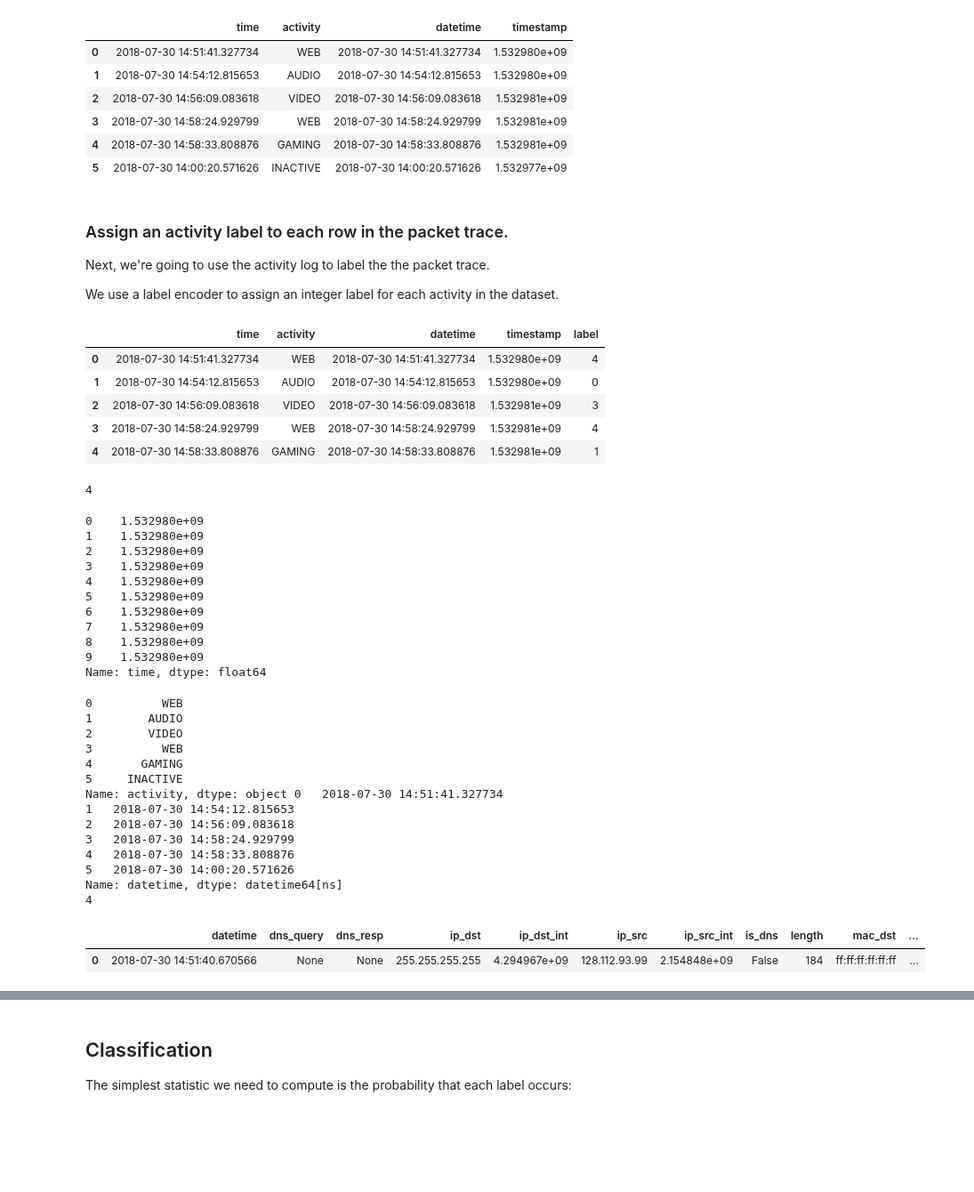
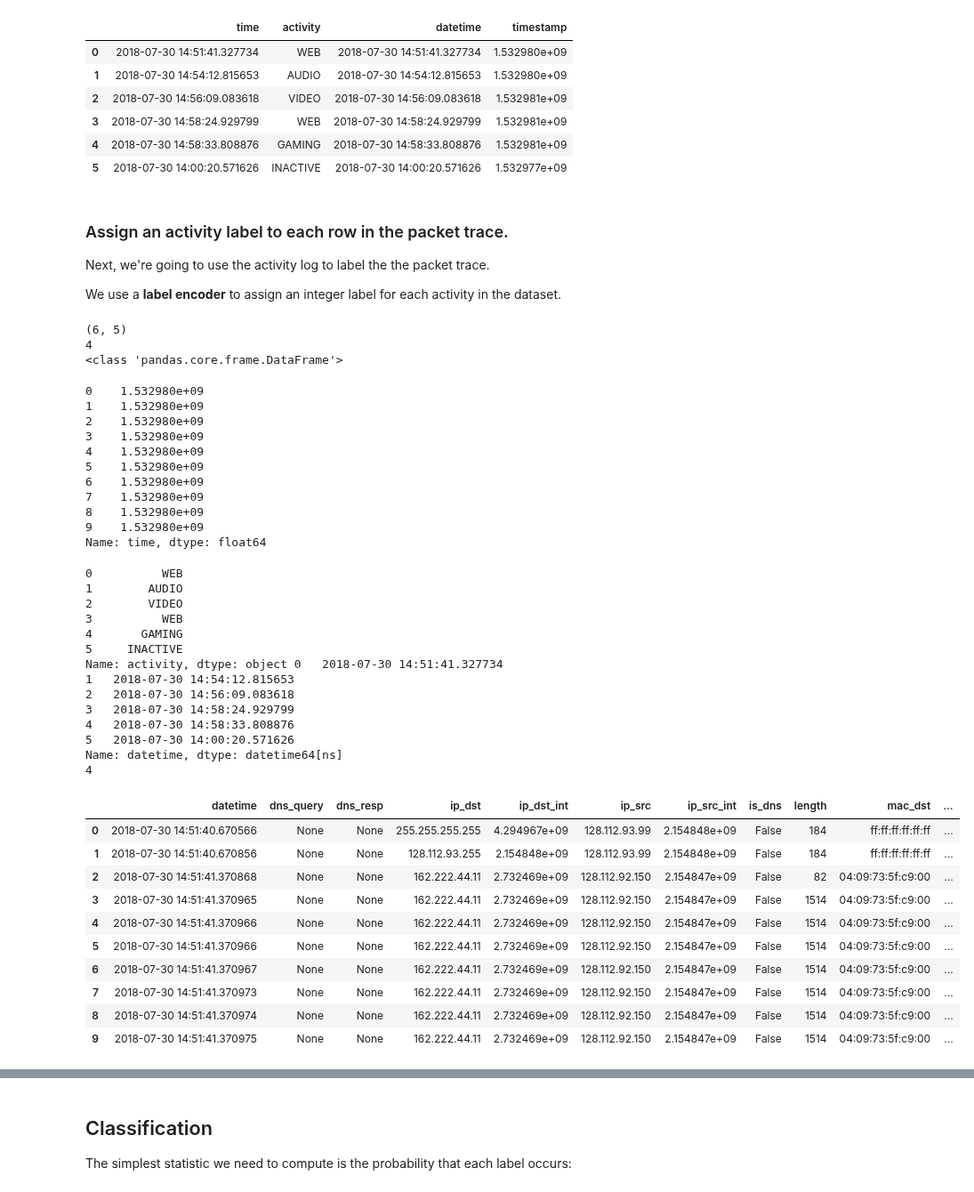
Before and after one commit to noise-lab/ml-networking, a Jupyter notebook: 3_Probability.ipynb, the cells around one changed output, grey strips where cells are left out. Shown at 89% size. Drawn from its saved outputs; the diff is of its cells as text; code cells hidden in the pictures; blank space fills up the shorter version.

```diff
--- a/3_Probability.ipynb
+++ b/3_Probability.ipynb
@@ -271,66 +278,70 @@ labels.head(n=50)
 
 Next, we're going to use the activity log to label the the packet trace.
 
-We use a label encoder to assign an integer label for each activity in the dataset.
+We use a **label encoder** to assign an integer label for each activity in the dataset.
 # %%
 label_encoder = LabelEncoder()
 labels['label'] = label_encoder.fit_transform(labels['activity'])
 
-labels.head(n=5)
+print(labels.shape)
+num_labels = max(labels['label'])
+print(num_labels)
+
+labels.head(n=6)
+print(type(labels))
 # %% [output]
-|  | time | activity | datetime | timestamp | label |
-| 0 | 2018-07-30 14:51:41.327734 | WEB | 2018-07-30 14:51:41.327734 | 1.532980e+09 | 4 |
-| 1 | 2018-07-30 14:54:12.815653 | AUDIO | 2018-07-30 14:54:12.815653 | 1.532980e+09 | 0 |
-| 2 | 2018-07-30 14:56:09.083618 | VIDEO | 2018-07-30 14:56:09.083618 | 1.532981e+09 | 3 |
-| 3 | 2018-07-30 14:58:24.929799 | WEB | 2018-07-30 14:58:24.929799 | 1.532981e+09 | 4 |
-| 4 | 2018-07-30 14:58:33.808876 | GAMING | 2018-07-30 14:58:33.808876 | 1.532981e+09 | 1 |
+(6, 5)
+4
+<class 'pandas.core.frame.DataFrame'>
 # %%
-# BUG: Timezone bug is creating incorrect timestamps for labeling each of these activities.
-# TODO: Fix timestamp column so that the packet timestamps and the activity timestamps are aligned.
-
-for index, row in labels.iterrows():
+for index, row in labels.sort_values(by=['timestamp']).iterrows():
     # bug in assigning labels of activities to the packet data
     data.loc[data['time'] >= row['timestamp'], 'label'] = row['label']
 
-num_labels = max(labels['label'])
-print(num_labels)
 
 #data.loc[data['label' == 2]]
 data[data['label'] != 2].head(n=20)
-
 data['time'].head(n=10)
 # %% [output]
-4
+0    1.532980e+09
+1    1.532980e+09
+2    1.532980e+09
+3    1.532980e+09
+4    1.532980e+09
+5    1.532980e+09
+6    1.532980e+09
+7    1.532980e+09
+8    1.532980e+09
+9    1.532980e+09
+Name: time, dtype: float64
-0    1.532980e+09
-1    1.532980e+09
-2    1.532980e+09
-3    1.532980e+09
-4    1.532980e+09
-5    1.532980e+09
-6    1.532980e+09
-7    1.532980e+09
-8    1.532980e+09
-9    1.532980e+09
-Name: time, dtype: float64
 # %%
 print(labels['activity'],labels['datetime'])
 print(num_labels)
-data.head(n=1)
+data.head(n=10)
 # %% [output]
 0          WEB
 1        AUDIO
 2        VIDEO
 3          WEB
 4       GAMING
 5     INACTIVE
 Name: activity, dtype: object 0   2018-07-30 14:51:41.327734
 1   2018-07-30 14:54:12.815653
 2   2018-07-30 14:56:09.083618
 3   2018-07-30 14:58:24.929799
 4   2018-07-30 14:58:33.808876
 5   2018-07-30 14:00:20.571626
 Name: datetime, dtype: datetime64[ns]
 4
 |  | datetime | dns_query | dns_resp | ip_dst | ip_dst_int | ip_src | ip_src_int | is_dns | length | mac_dst | ... |
 | 0 | 2018-07-30 14:51:40.670566 | None | None | 255.255.255.255 | 4.294967e+09 | 128.112.93.99 | 2.154848e+09 | False | 184 | ff:ff:ff:ff:ff:ff | ... |
+| 1 | 2018-07-30 14:51:40.670856 | None | None | 128.112.93.255 | 2.154848e+09 | 128.112.93.99 | 2.154848e+09 | False | 184 | ff:ff:ff:ff:ff:ff | ... |
+| 2 | 2018-07-30 14:51:41.370868 | None | None | 162.222.44.11 | 2.732469e+09 | 128.112.92.150 | 2.154847e+09 | False | 82 | 04:09:73:5f:c9:00 | ... |
+| 3 | 2018-07-30 14:51:41.370965 | None | None | 162.222.44.11 | 2.732469e+09 | 128.112.92.150 | 2.154847e+09 | False | 1514 | 04:09:73:5f:c9:00 | ... |
+| 4 | 2018-07-30 14:51:41.370966 | None | None | 162.222.44.11 | 2.732469e+09 | 128.112.92.150 | 2.154847e+09 | False | 1514 | 04:09:73:5f:c9:00 | ... |
+| 5 | 2018-07-30 14:51:41.370966 | None | None | 162.222.44.11 | 2.732469e+09 | 128.112.92.150 | 2.154847e+09 | False | 1514 | 04:09:73:5f:c9:00 | ... |
+| 6 | 2018-07-30 14:51:41.370967 | None | None | 162.222.44.11 | 2.732469e+09 | 128.112.92.150 | 2.154847e+09 | False | 1514 | 04:09:73:5f:c9:00 | ... |
+| 7 | 2018-07-30 14:51:41.370973 | None | None | 162.222.44.11 | 2.732469e+09 | 128.112.92.150 | 2.154847e+09 | False | 1514 | 04:09:73:5f:c9:00 | ... |
+| 8 | 2018-07-30 14:51:41.370974 | None | None | 162.222.44.11 | 2.732469e+09 | 128.112.92.150 | 2.154847e+09 | False | 1514 | 04:09:73:5f:c9:00 | ... |
+| 9 | 2018-07-30 14:51:41.370975 | None | None | 162.222.44.11 | 2.732469e+09 | 128.112.92.150 | 2.154847e+09 | False | 1514 | 04:09:73:5f:c9:00 | ... |
 # %% [markdown]
```
Also changed, not shown: parts of 27 cells of this notebook.
